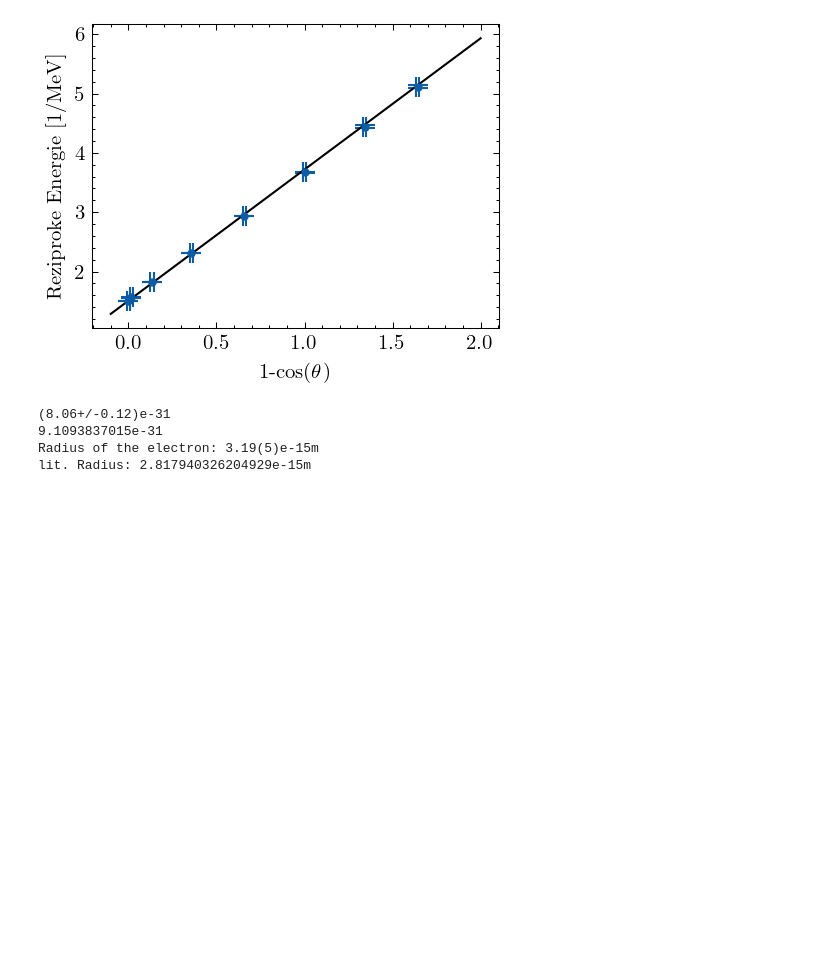
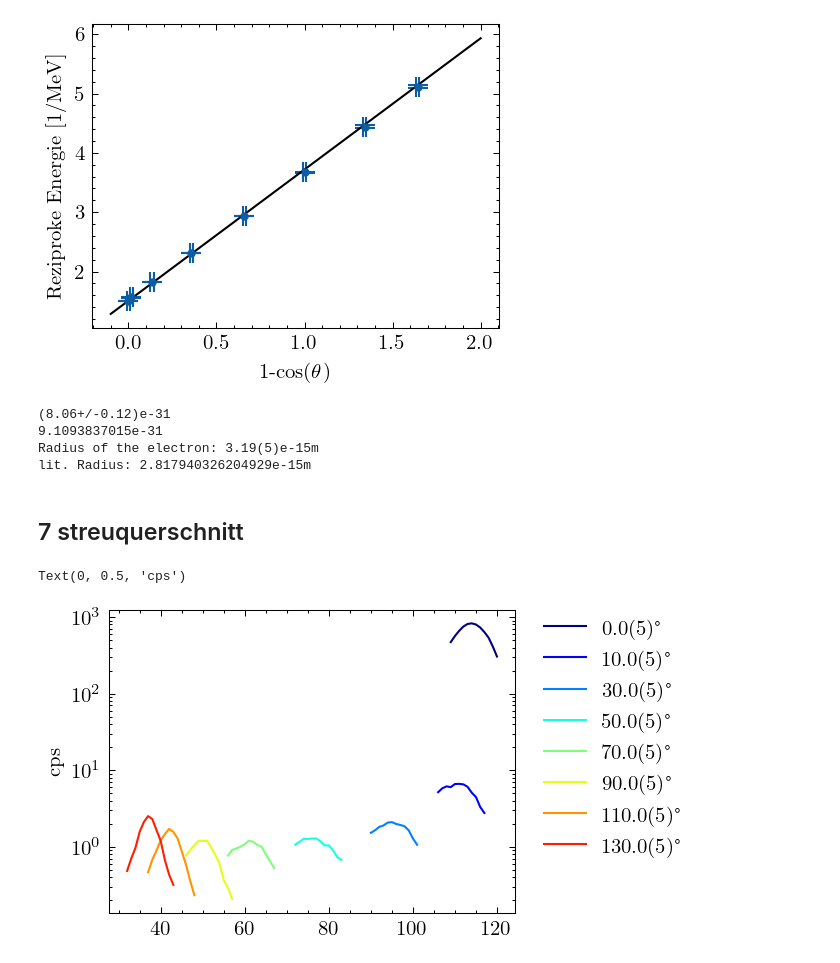
Before and after one commit to emhl/FP1, a Jupyter notebook: Compton.ipynb, the cells around one changed output. Saved outputs shown, nothing was run; the diff lists cells and outputs as text; code cells hidden in the pictures; blank space fills up the shorter version.

Commit message:
calculate cps@peak

```diff
--- a/Compton.ipynb
+++ b/Compton.ipynb
@@ -244,12 +236,12 @@ c,cov = curve_fit(linfit,x,y,sigma=yerr)
 perr=np.sqrt(np.diag(cov))
 plt.plot(x,linfit(x,*c),label='fit',c='k')
 
-a = unp.uarray(c[0],perr[0])
-b = unp.uarray(c[1],perr[1])
-print(f'a = {a:S}keV/chn \t b = {b}keV')
+eich_a = unp.uarray(c[0],perr[0])
+eich_b = unp.uarray(c[1],perr[1])
+print(f'a = {eich_a:S}keV/chn \t b = {eich_b}keV')
 
 def energy(channel):
-    return a*channel+b
+    return eich_a*channel+eich_b
 
 plt.xlabel('Kanal')
 plt.ylabel('Energie [keV]')
@@ -607,3 +599,36 @@ print(f'lit. Radius: {radius(con.m_e)}m')
 9.1093837015e-31
 Radius of the electron: 3.19(5)e-15m
 lit. Radius: 2.817940326204929e-15m
+# %% [markdown]
+## 7 streuquerschnitt
+# %%
+def read_livetime(grad):
+    with open(f"Compton/data/2-Comptonspektrum/{int(grad)}_grad.mcd") as f:
+        for i, line in enumerate(f):
+            if i == 5:
+                return float(line.split()[1])
+
+livetimes = []*len(streuwinkel)
+for w in streuwinkel:
+    livetimes.append(read_livetime(w.n))
+
+livetimes = unp.uarray(livetimes,0.05)
+# %%
+streu_querschnitt = []*len(streuwinkel)
+plt.figure()
+for i in range(len(streu_data)):
+    x,y = streu_data[i]['channel'],  unp.nominal_values(streu_data[i]['counts']/livetimes[i])
+    peak = np.where(y==np.max(y))[0][0]
+
+    plt.plot(x[peak-5:peak+7],y[peak-5:peak+7], label=f'{streuwinkel[i]:S}°',color=mapcolors(len(streu_data))[i])
+
+    streu_querschnitt = np.append(streu_querschnitt, np.sum(y[peak-5:peak+7]))
+plt.legend(bbox_to_anchor=(1.05, 1), loc='upper left', borderaxespad=0., ncol=1)
+# plt.xlim(0,160)
+plt.yscale('log')
+# plt.ylim(10,20000)
+plt.ylabel('cps')
+# plt.xlabel('Energie [keV]')
+# %% [output]
+Text(0, 0.5, 'cps')
+[figure, added]
```
Also changed, not shown: parts of 9 cells of this notebook.
